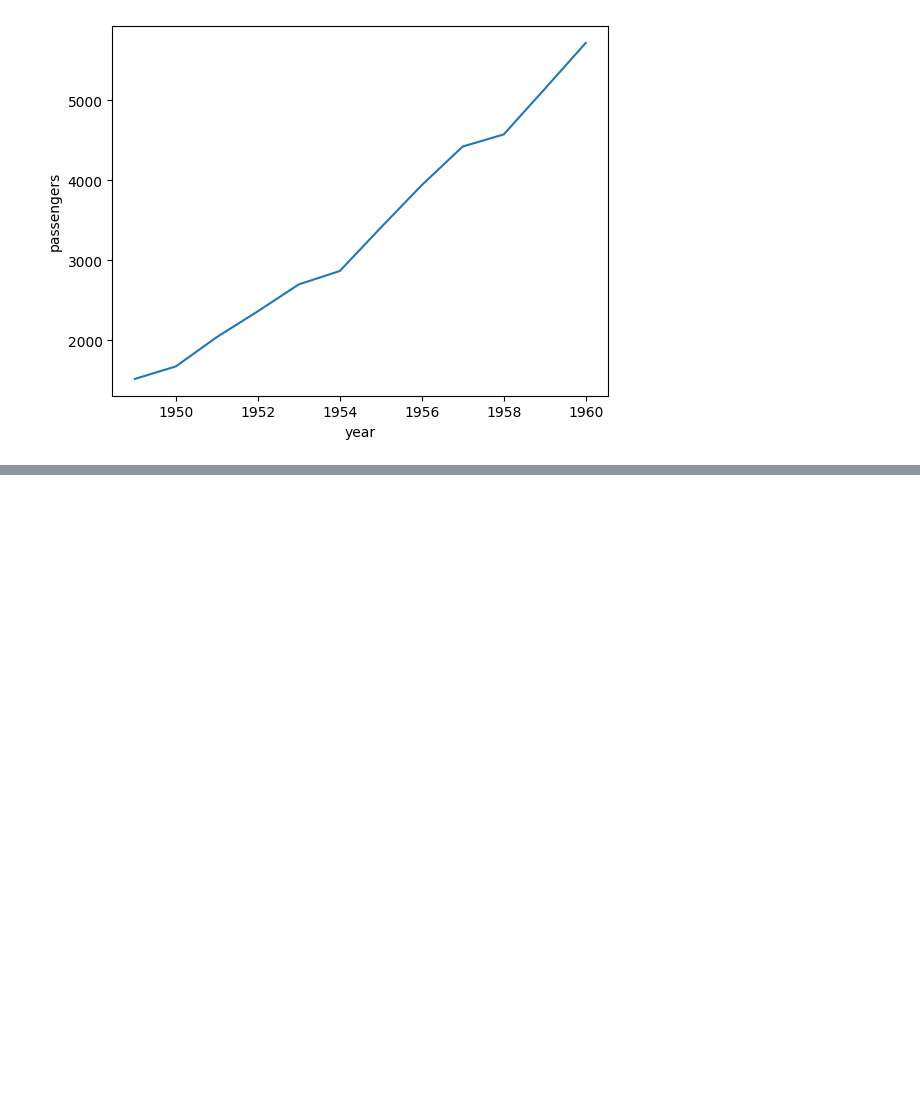
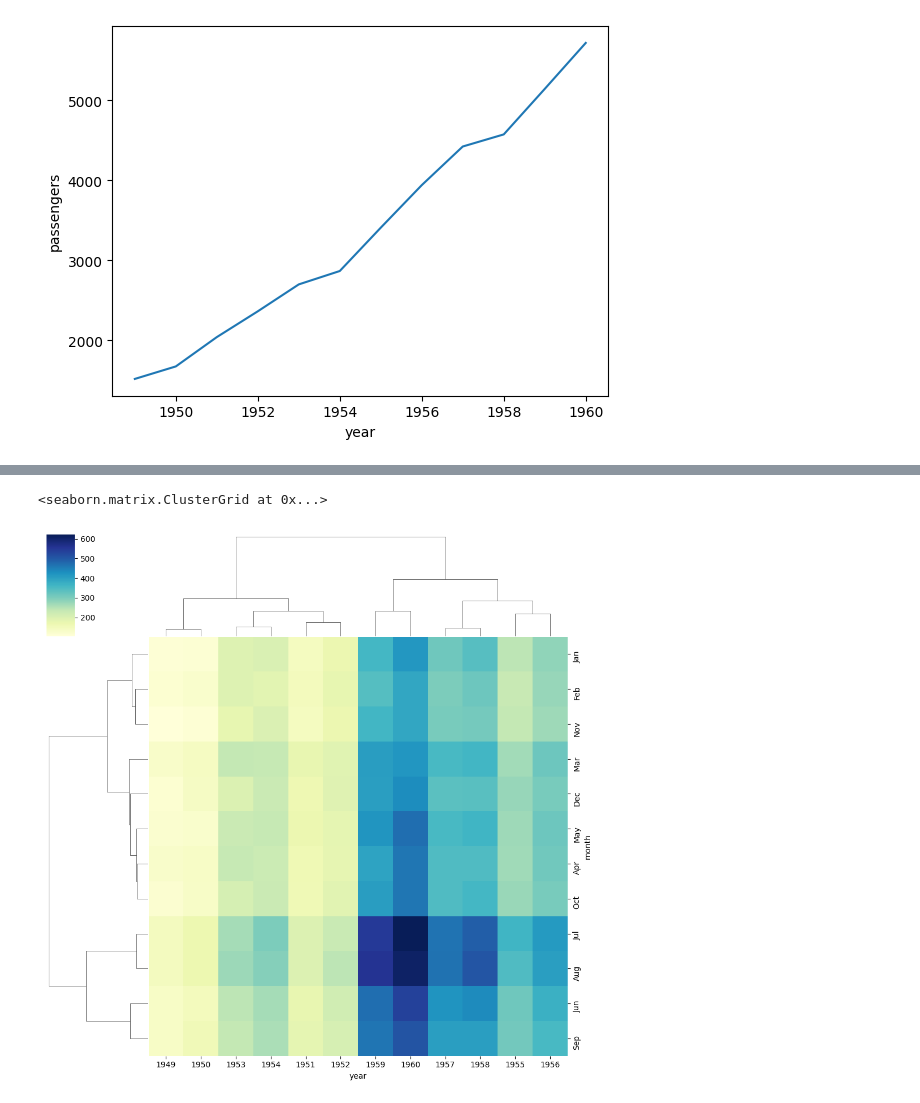
Before and after one commit to pronad1/ML-DL, a Jupyter notebook: 100 days ml/day-21_multivariate_&_bivariate/day_21.ipynb, the cells around one changed output, grey strips where cells are left out. Drawn from its saved outputs; the diff is of its cells as text; code cells hidden in the pictures; blank space fills up the shorter version.

```diff
--- a/100 days ml/day-21_multivariate_&_bivariate/day_21.ipynb
+++ b/100 days ml/day-21_multivariate_&_bivariate/day_21.ipynb
@@ -162,0 +169,6 @@ sns.lineplot(data=new, x='year', y='passengers')
+# %%
+# clustermap
+sns.clustermap(flights.pivot_table(index='month', columns='year', values='passengers'), cmap='YlGnBu')
+# %% [output]
+<seaborn.matrix.ClusterGrid at 0x...>
+[figure, added]
```
Also changed, not shown: parts of 1 cell of this notebook.
